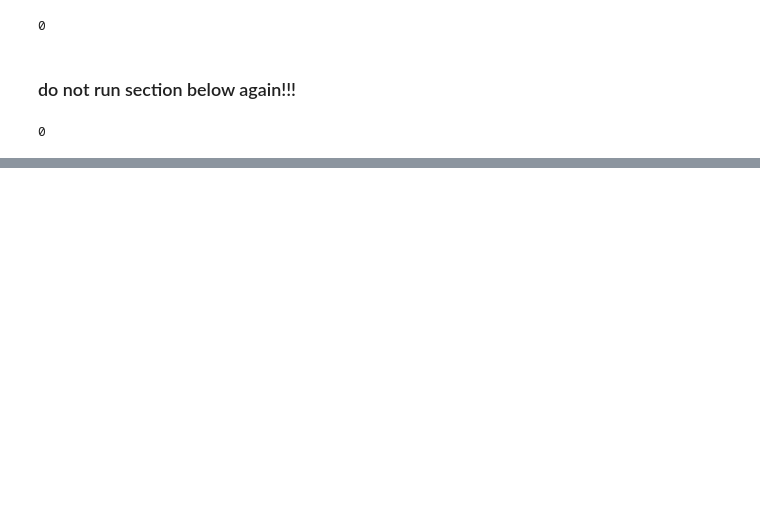
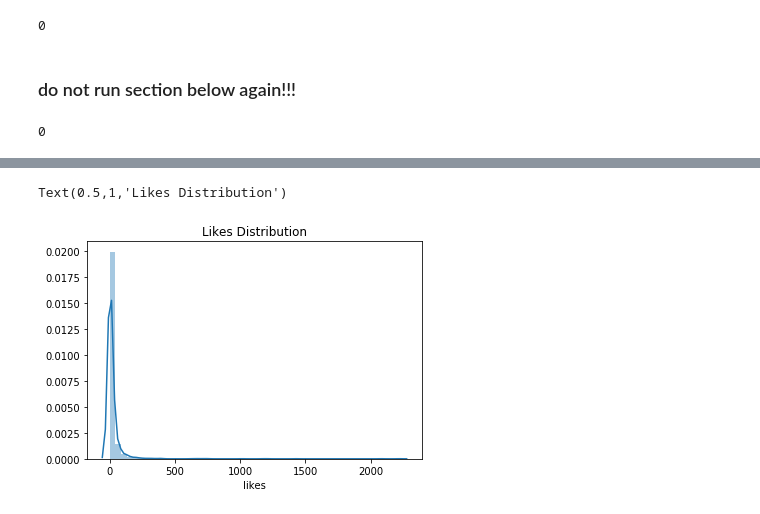
Before and after one commit to fdac18/SocialMediaVideo, a Jupyter notebook: Youtube_Metadata_Scrape.ipynb, the cells around one changed output, grey strips where cells are left out. Saved outputs shown, nothing was run; the diff lists cells and outputs as text; code cells hidden in the pictures; blank space fills up the shorter version.

```diff
--- a/Youtube_Metadata_Scrape.ipynb
+++ b/Youtube_Metadata_Scrape.ipynb
@@ -67,0 +446,6 @@ https://www.youtube.com/watch?v=E11EftSImwU
+# %%
+sns.distplot(df_all_num.loc[:,'likes'])
+plt.title('Likes Distribution')
+# %% [output]
+Text(0.5,1,'Likes Distribution')
+[figure, added]
```
Also changed, not shown: parts of 26 cells of this notebook.
